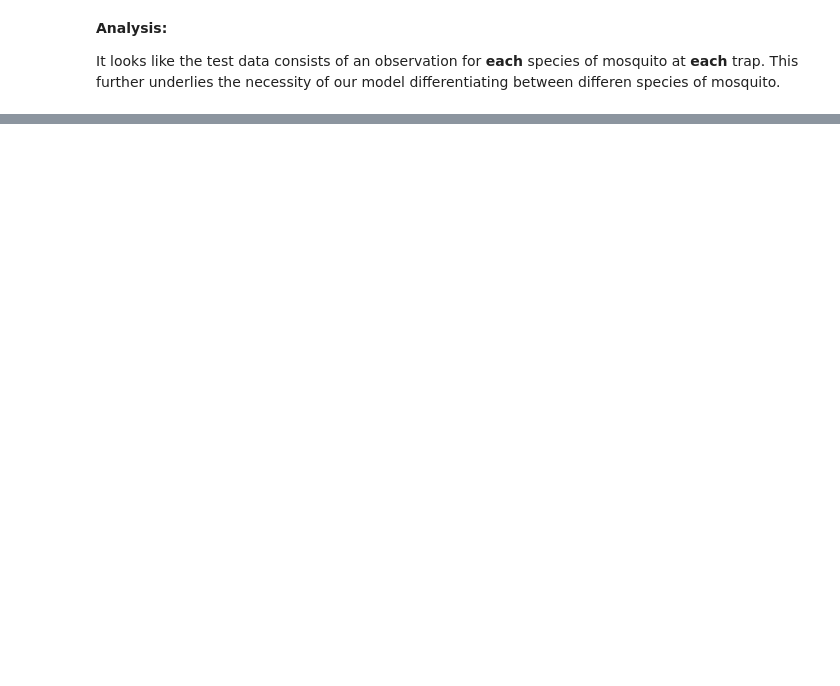
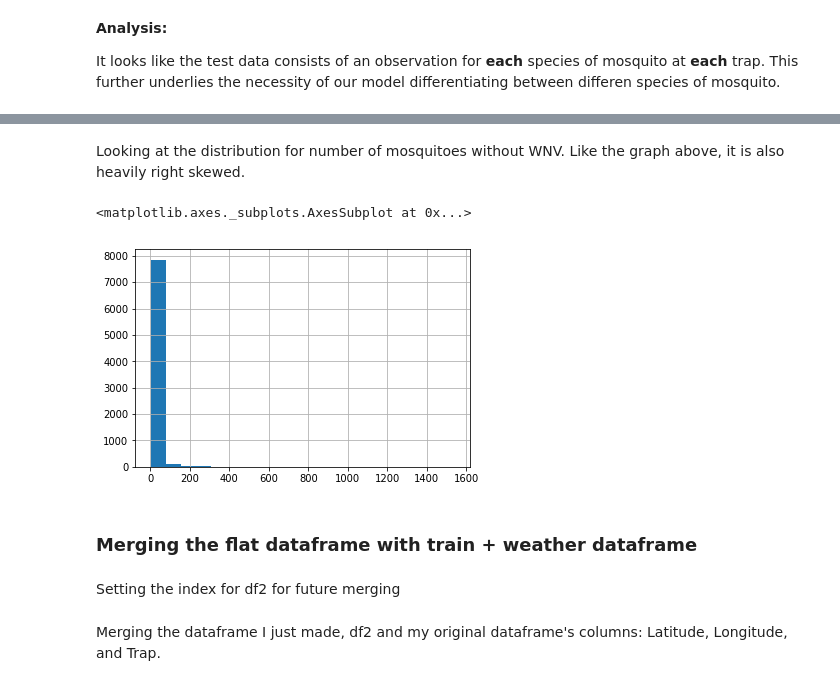
Before and after one commit to camarenad/wnv_prevention, a Jupyter notebook: jj/nb_suggested_order/01_Cleaning.ipynb, the cells around one changed output, grey strips where cells are left out. Saved outputs shown, nothing was run; the diff lists cells and outputs as text; code cells hidden in the pictures; blank space fills up the shorter version.

```diff
--- a/jj/nb_suggested_order/01_Cleaning.ipynb
+++ b/jj/nb_suggested_order/01_Cleaning.ipynb
@@ -196,0 +379,9 @@ df.to_csv('../data/train_clean.csv')
+# %% [markdown]
+Looking at the distribution for number of mosquitoes without WNV. Like the graph above, it is also heavily right skewed.
+# %%
+flat_groups[flat_groups['WnvPresent']==0].NumMosquitos.hist(bins=20)
+# %% [output]
+<matplotlib.axes._subplots.AxesSubplot at 0x...>
+[figure, added]
+# %% [markdown]
+### Merging the flat dataframe with train + weather dataframe
@@ -196,0 +393,2 @@ df.to_csv('../data/train_clean.csv')
+# %% [markdown]
+Setting the index for df2 for future merging
@@ -196,0 +397,2 @@ df.to_csv('../data/train_clean.csv')
+# %% [markdown]
+Merging the dataframe I just made, df2 and my original dataframe's columns: Latitude, Longitude, and Trap.
```
Also changed, not shown: parts of 75 cells of this notebook, 2 other files.
